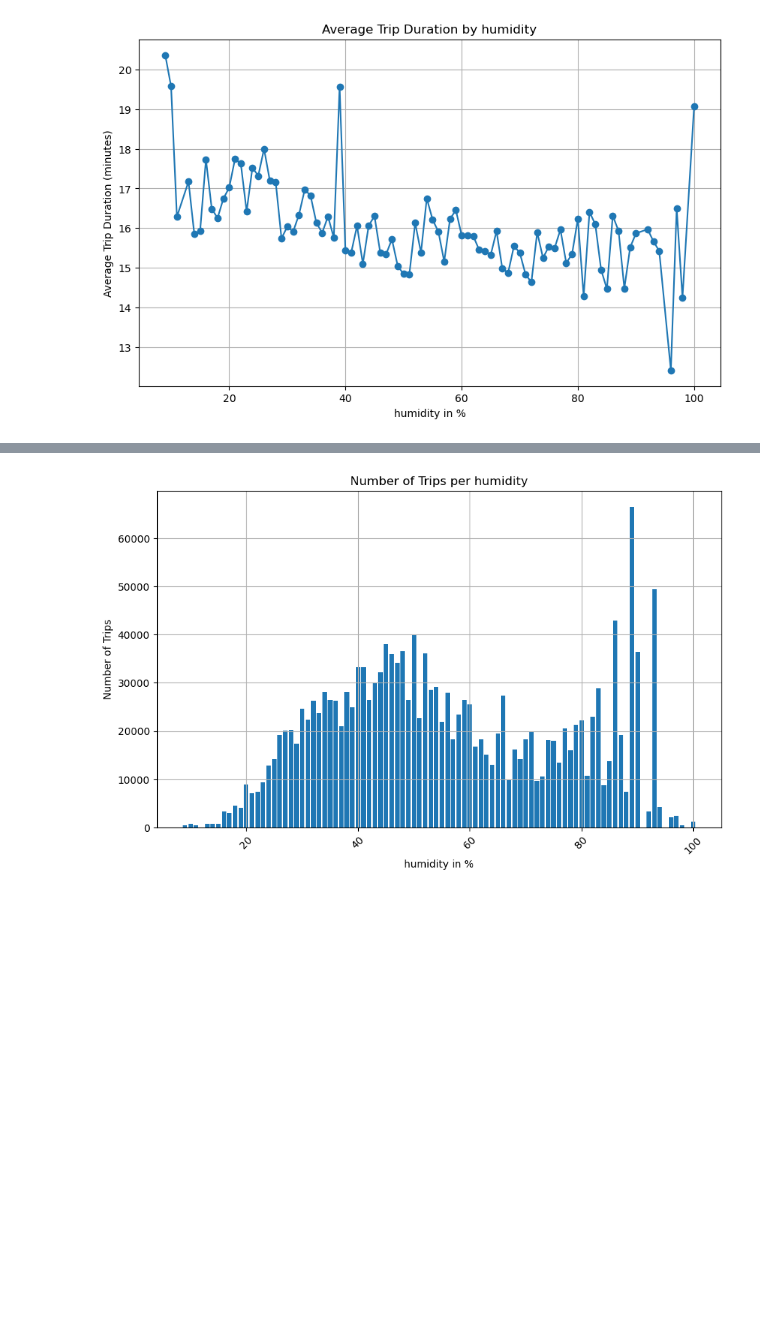
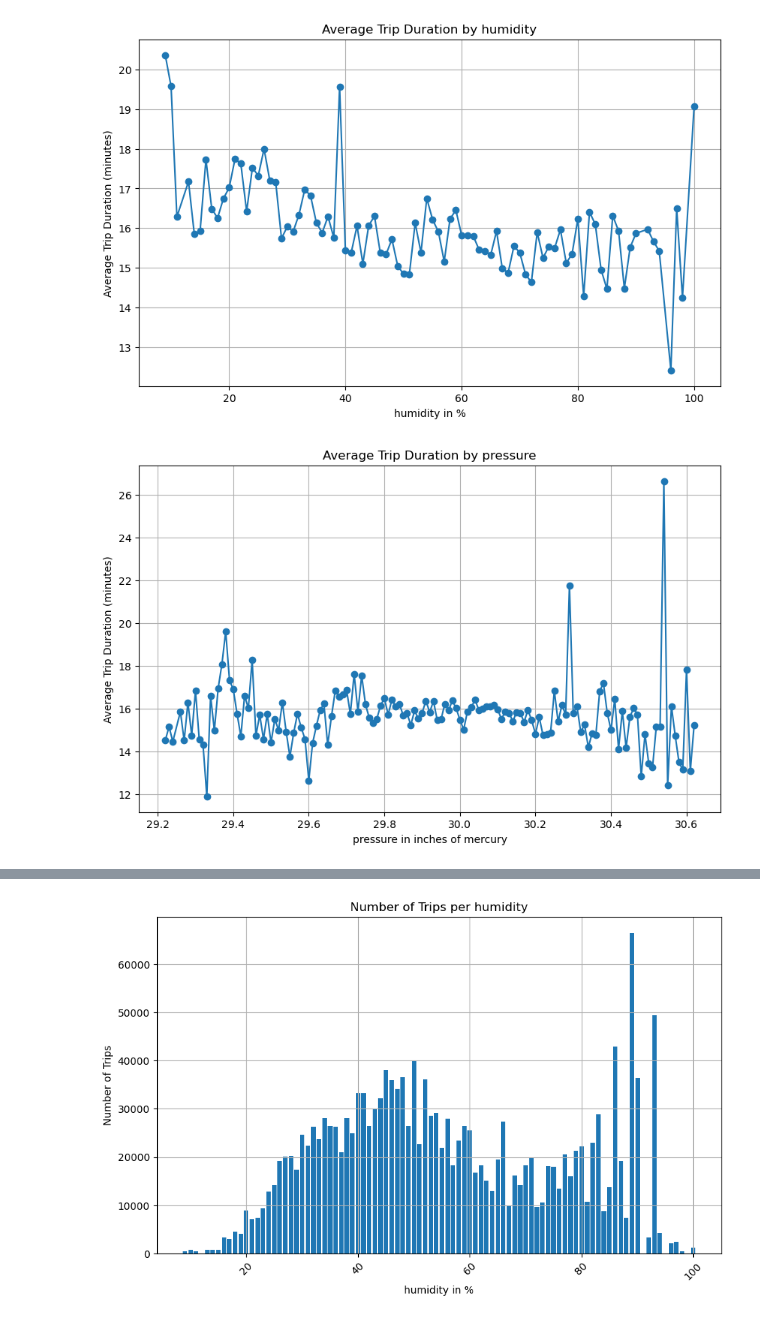
Before and after one commit to Niki123456123456/taxi_trip_duration, a Jupyter notebook: train_with_weather.ipynb, the cells around one changed output, grey strips where cells are left out. Cells and saved outputs as stored; diff of their text form; code cells hidden in the pictures; blank space fills up the shorter version.

```diff
--- a/train_with_weather.ipynb
+++ b/train_with_weather.ipynb
@@ -179,3 +215,14 @@ plt.grid(True)
 plt.show()
 # %% [output]
 [figure]
+# %%
+hourly_avg = train_weather.groupby('pressure')['trip_duration_min'].mean()
+plt.figure(figsize=(10, 6))
+plt.plot(hourly_avg.index, hourly_avg, marker='o', linestyle='-')
+plt.title('Average Trip Duration by pressure')
+plt.xlabel('pressure in inches of mercury')
+plt.ylabel('Average Trip Duration (minutes)')
+plt.grid(True)
+plt.show()
+# %% [output]
+[figure, added]
```
Also changed, not shown: parts of 3 cells of this notebook, 3 other files.
